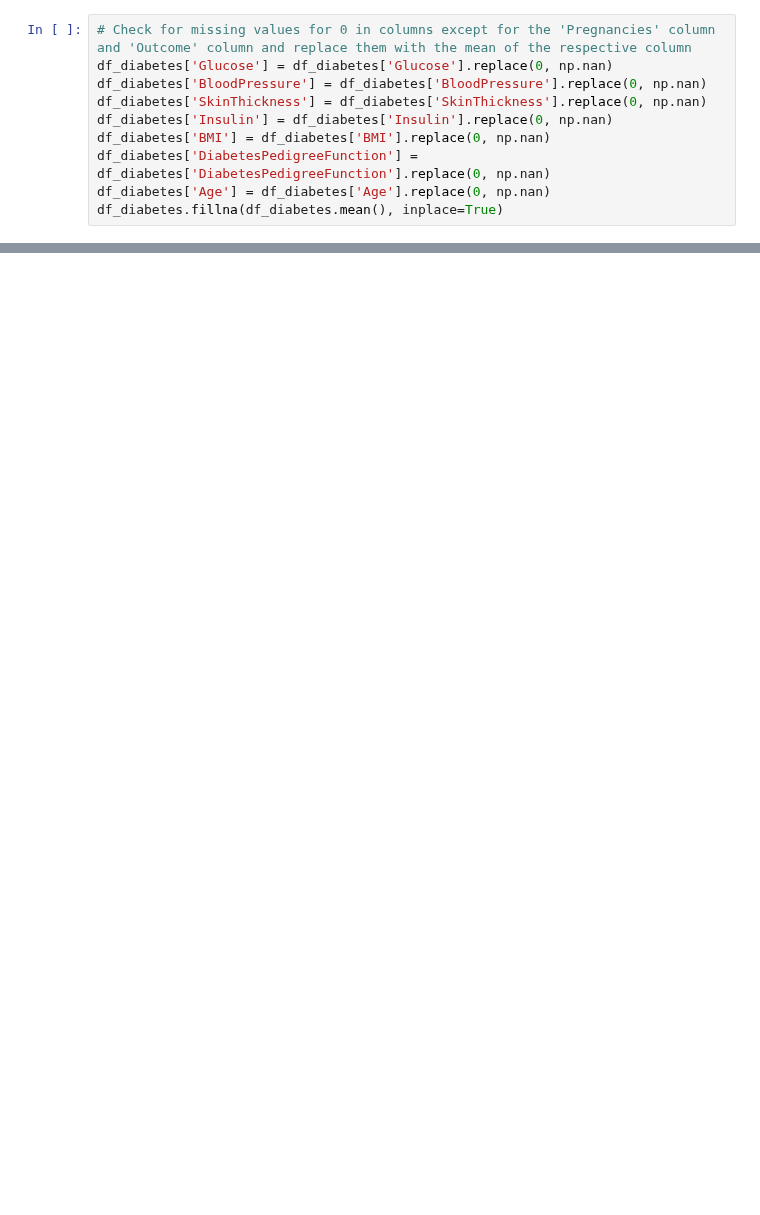
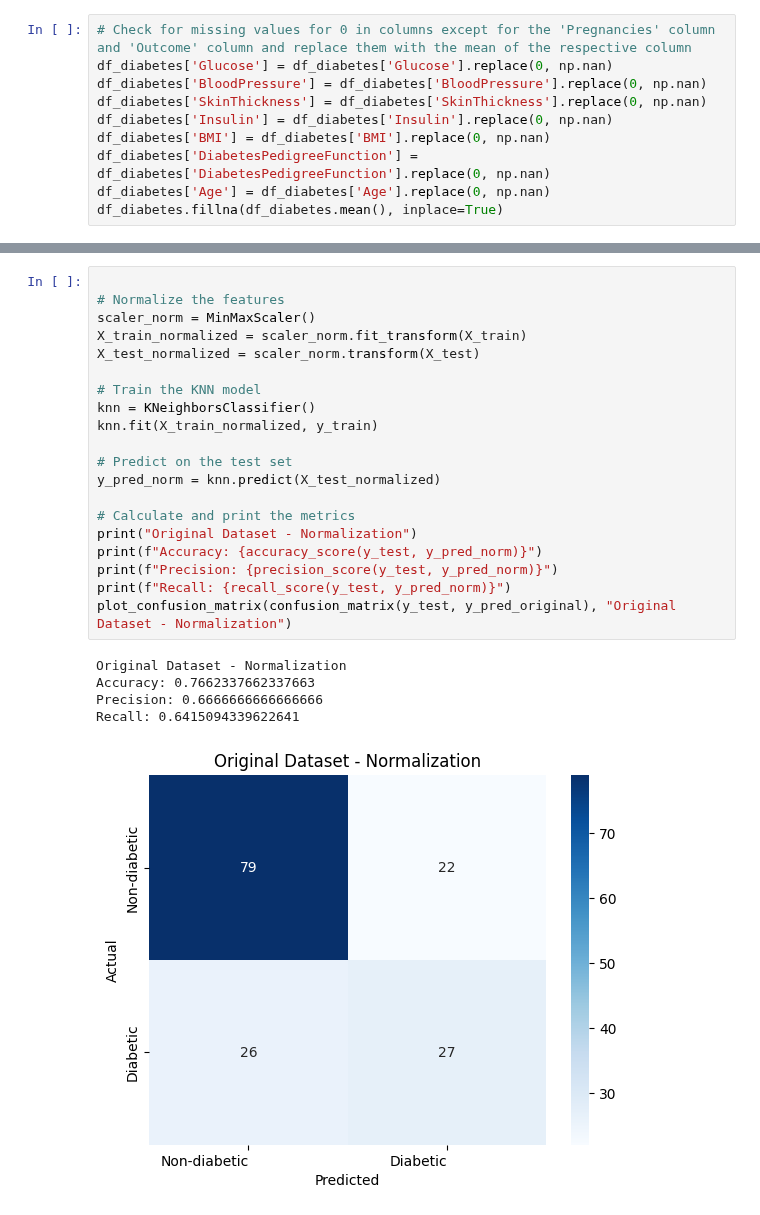
Before and after one commit to TheCsarbeat/proyecto1-IA, a Jupyter notebook: knn.ipynb, the cells around one changed output, grey strips where cells are left out. Cells and saved outputs as stored; diff of their text form; blank space fills up the shorter version.

```diff
--- a/knn.ipynb
+++ b/knn.ipynb
@@ -665,0 +164,26 @@ Testing set shape: (184, 12)
+# %%
+
+# Normalize the features
+scaler_norm = MinMaxScaler()
+X_train_normalized = scaler_norm.fit_transform(X_train)
+X_test_normalized = scaler_norm.transform(X_test)
+
+# Train the KNN model
+knn = KNeighborsClassifier()
+knn.fit(X_train_normalized, y_train)
+
+# Predict on the test set
+y_pred_norm = knn.predict(X_test_normalized)
+
+# Calculate and print the metrics
+print("Original Dataset - Normalization")
+print(f"Accuracy: {accuracy_score(y_test, y_pred_norm)}")
+print(f"Precision: {precision_score(y_test, y_pred_norm)}")
+print(f"Recall: {recall_score(y_test, y_pred_norm)}")
+plot_confusion_matrix(confusion_matrix(y_test, y_pred_original), "Original Dataset - Normalization")
+# %% [output]
+Original Dataset - Normalization
+Accuracy: 0.7662337662337663
+Precision: 0.6666666666666666
+Recall: 0.6415094339622641
+[figure, added]
```
Also changed, not shown: parts of 90 cells of this notebook, 3 other files.
